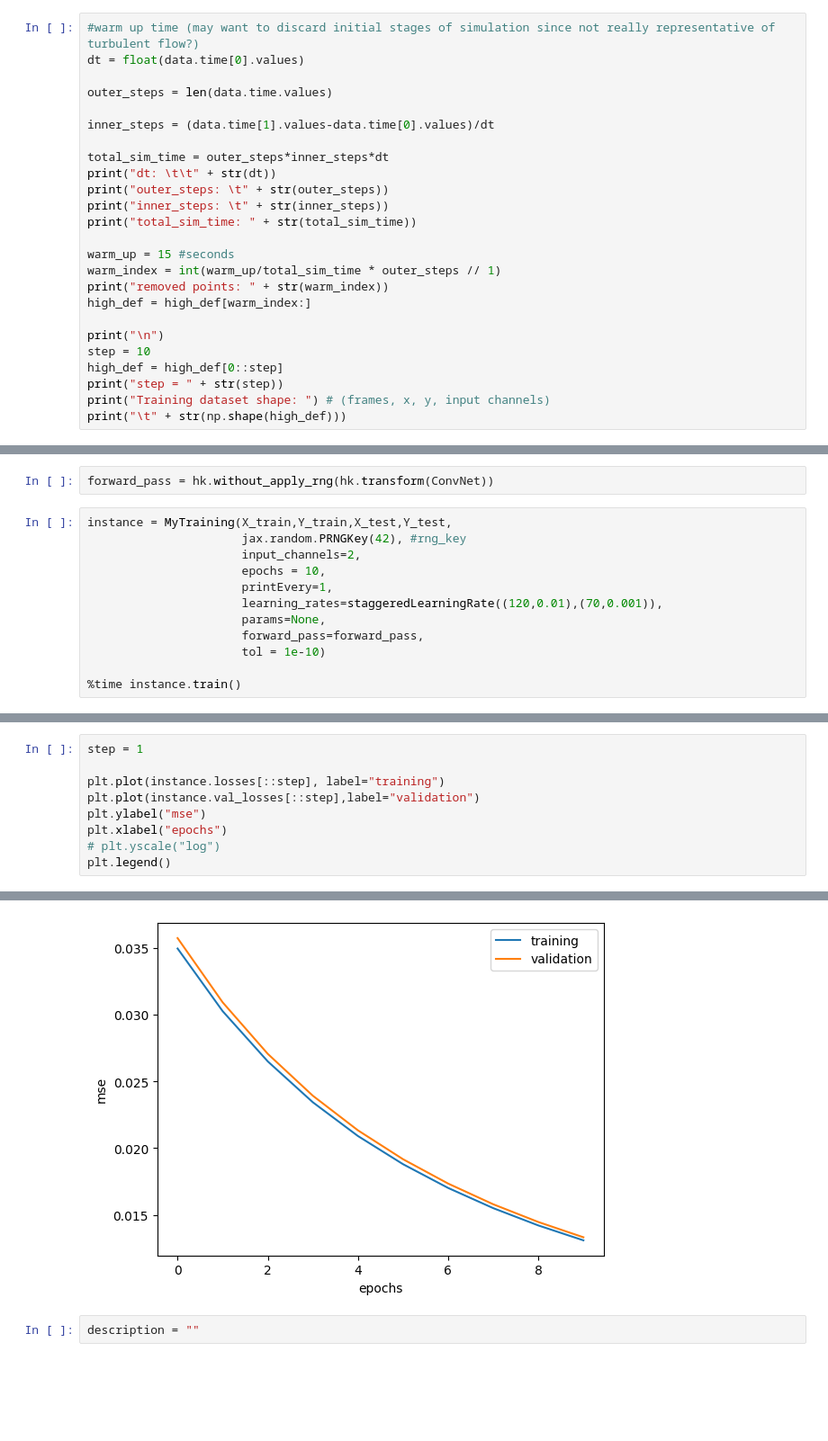
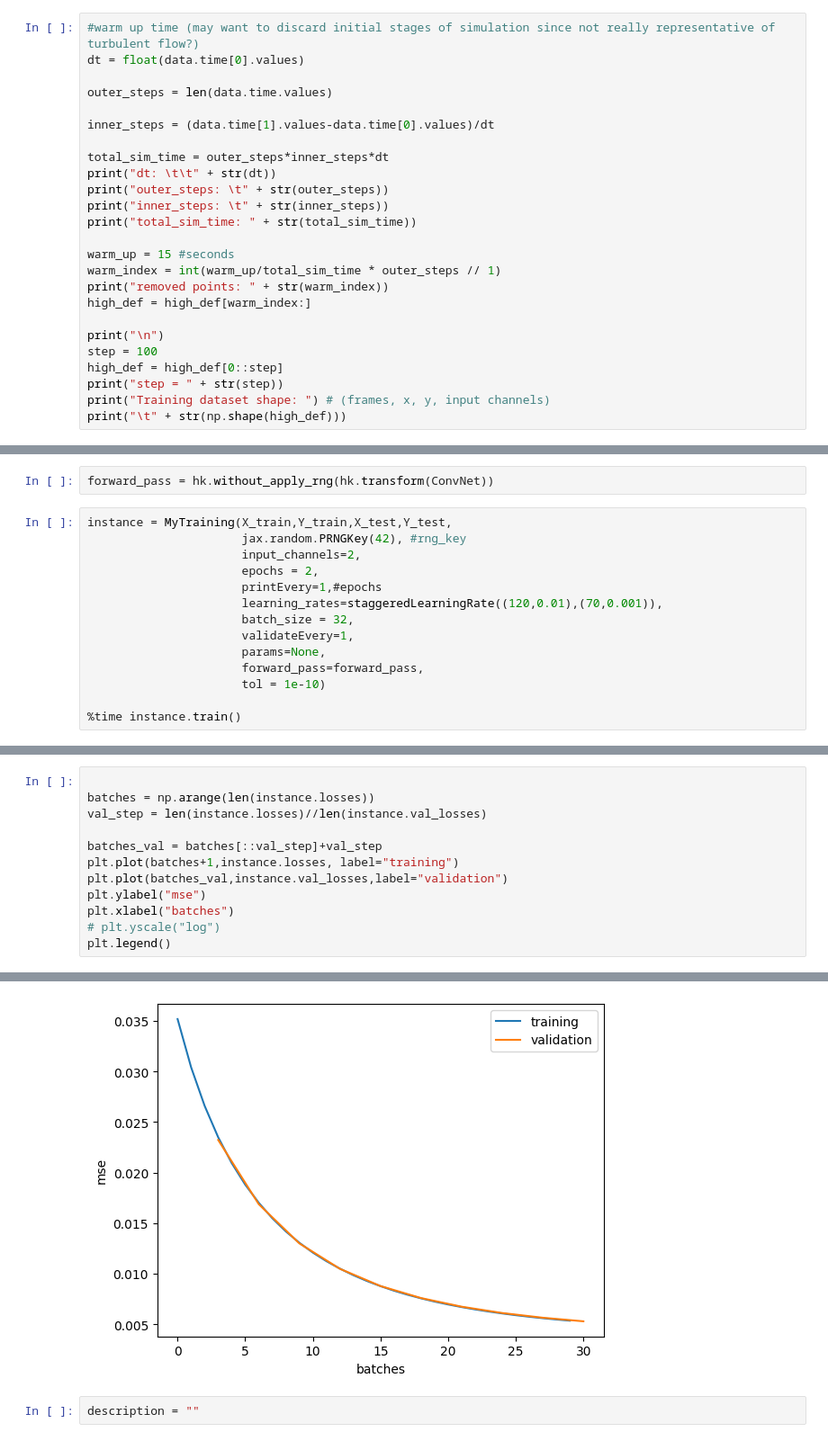
Before and after one commit to diegodelc/jax-cfd, a Jupyter notebook: notebooks/hybrid_model/training_superresolutions/derivatives_and_laplacians.ipynb, the cells around one changed output, grey strips where cells are left out. Shown at 90% size. Drawn from its saved outputs; the diff is of its cells as text; blank space fills up the shorter version.

Commit message:
adding batch training

```diff
--- a/notebooks/hybrid_model/training_superresolutions/derivatives_and_laplacians.ipynb
+++ b/notebooks/hybrid_model/training_superresolutions/derivatives_and_laplacians.ipynb
@@ -72,7 +69,7 @@ print("removed points: " + str(warm_index))
 high_def = high_def[warm_index:]
 
 print("\n")
-step = 10
+step = 100
 high_def = high_def[0::step]
 print("step = " + str(step))
 print("Training dataset shape: ") # (frames, x, y, input channels)
@@ -193,9 +433,11 @@ forward_pass = hk.without_apply_rng(hk.transform(ConvNet))
 instance = MyTraining(X_train,Y_train,X_test,Y_test,
                       jax.random.PRNGKey(42), #rng_key
                       input_channels=2,
-                      epochs = 10,
-                      printEvery=1,
+                      epochs = 2,
+                      printEvery=1,#epochs
                       learning_rates=staggeredLearningRate((120,0.01),(70,0.001)),
+                      batch_size = 32,
+                      validateEvery=1,
                       params=None,
                       forward_pass=forward_pass,
                       tol = 1e-10)
@@ -222,15 +458,18 @@ Wall time: 2min 51s
 # %%
-step = 1
 
-plt.plot(instance.losses[::step], label="training")
-plt.plot(instance.val_losses[::step],label="validation")
+batches = np.arange(len(instance.losses))
+val_step = len(instance.losses)//len(instance.val_losses)
+
+batches_val = batches[::val_step]+val_step
+plt.plot(batches+1,instance.losses, label="training")
+plt.plot(batches_val,instance.val_losses,label="validation")
 plt.ylabel("mse")
-plt.xlabel("epochs")
+plt.xlabel("batches")
 # plt.yscale("log")
 plt.legend()
 # %% [output]
 <matplotlib.legend.Legend at 0x...>
-[figure, old version]
+[figure, new version]
 # %%
 description = ""
 # %%
```
Also changed, not shown: parts of 7 cells of this notebook, 2 other files.
